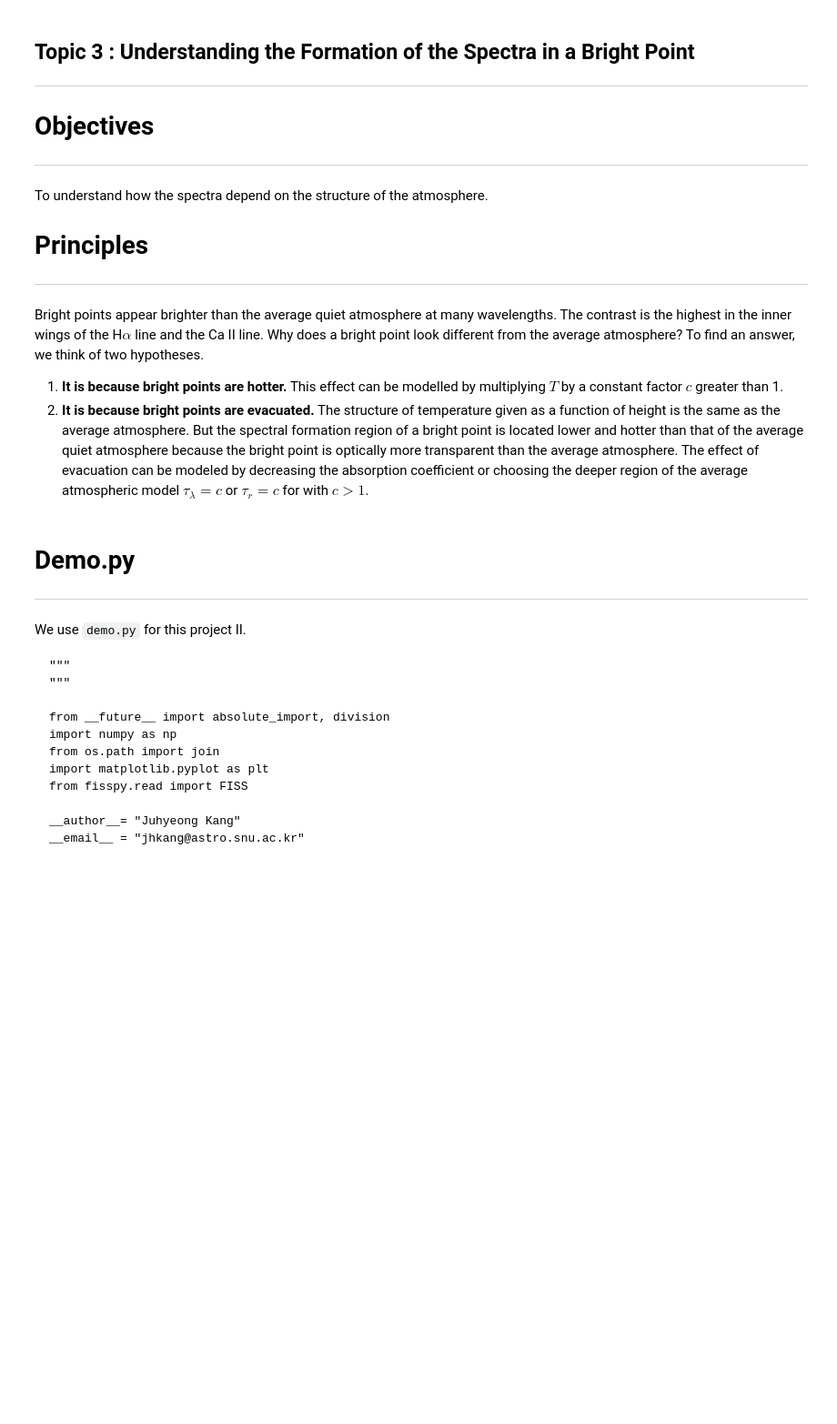
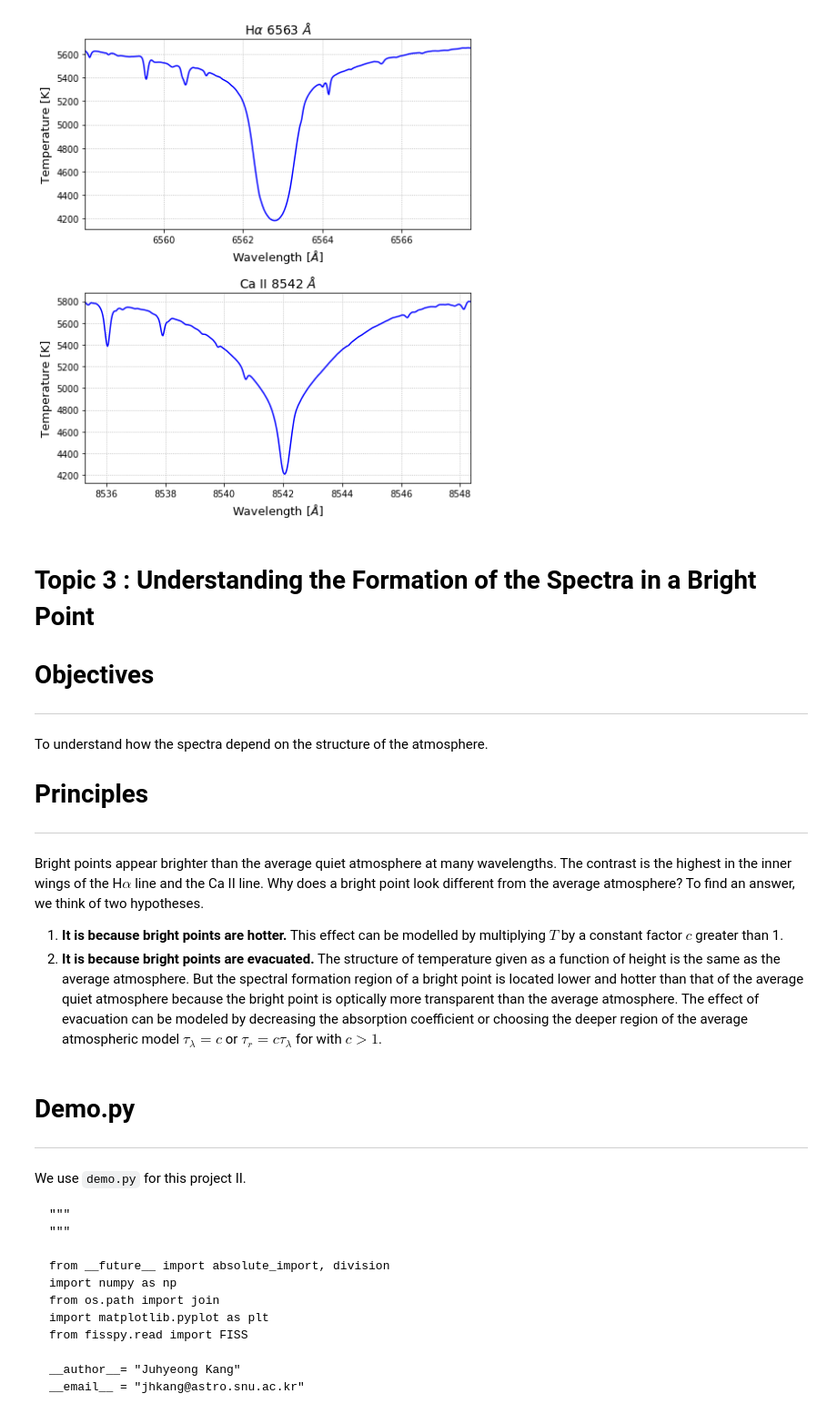
Before and after one commit to guidesk/lab2, a Jupyter notebook: lab_project_2.ipynb, the cells around one changed output. Shown: that part at 91% size. Cells and saved outputs as stored; diff of their text form; code cells hidden in the pictures; blank space fills up the shorter version.

```diff
--- a/lab_project_2.ipynb
+++ b/lab_project_2.ipynb
@@ -0,0 +180,45 @@
+# %%
+# Inverse Planck function
+def Temperature(wv, I):
+    T = []
+    c = 2.998*1e+10   #Speed of light [cm/s]
+    h = 6.626*1e-27   #Planck constant [erg*s]
+    k = 1.381*1e-16   #Boltzmann constant [erg/K]
+    const1 = h*c/k
+    const2 = 2*h*c**2*1e-14
+
+    for i in range(len(wv)):
+        wv_cm = wv[i]*1e-8
+        T.append(const1/(wv_cm*np.log(1 + const2/wv_cm**5/I[i])))
+    return T
+# %%
+# Calculate T1 using Inverse Planck function
+T1_Ha = Temperature(Ha.wv, Ha.refProfile*k_Ha)
+T1_Ca = Temperature(Ca.wv, Ca.refProfile*k_Ca)
+
+# set figures
+fig, ax = plt.subplots(2,1, figsize=(7,8))
+tsize = 14 #title size
+fsize = 13 #font size
+
+ax[0].plot(Ha.wv, T1_Ha, 'b')
+ax[0].set_xlim(Ha.wv.min(), Ha.wv.max())
+#ax[0].set_ylim(0, 3)
+ax[0].set_title(r'H$\alpha$ 6563 $\AA$', fontsize=tsize)
+ax[0].set_xlabel(r'Wavelength [$\AA$]', fontsize=fsize)
+ax[0].set_ylabel('Temperature [K]', fontsize=fsize)
+ax[0].grid(ls=':')
+
+ax[1].plot(Ca.wv, T1_Ca, 'b')
+ax[1].set_xlim(Ca.wv.min(), Ca.wv.max())
+#ax[1].set_ylim(0, 3)
+ax[1].set_title(r'Ca II 8542 $\AA$', fontsize=tsize)
+ax[1].set_xlabel(r'Wavelength [$\AA$]', fontsize=fsize)
+ax[1].set_ylabel('Temperature [K]', fontsize=fsize)
+ax[1].grid(ls=':')
+
+fig.tight_layout()
+#plt.savefig('.pdf', format='pdf', dpi=1000)
+plt.show()
+# %% [output]
+[figure, added]
@@ -1,7 +484,6 @@
 # %% [markdown]
 Topic 3 : Understanding the Formation of the Spectra in a Bright Point
----
----
+===
 
 # Objectives
 ---
@@ -13,7 +495,7 @@ Bright points appear brighter than the average quiet atmosphere at many waveleng
 
 1. **It is because bright points are hotter.** This effect can be modelled by multiplying $T$ by a constant factor $c$ greater than 1.
 2. **It is because bright points are evacuated.** The structure of temperature given as a function of height is the same as the average atmosphere. But the spectral formation region of a bright point is located lower and hotter than that of the average quiet atmosphere because the bright point is optically more transparent than the average atmosphere.
-The effect of evacuation can be modeled by decreasing the absorption coefficient or choosing the deeper region of the average atmospheric model $\tau_\lambda = c$ or $\tau_r = c$ for with $c > 1$.
+The effect of evacuation can be modeled by decreasing the absorption coefficient or choosing the deeper region of the average atmospheric model $\tau_\lambda = c$ or $\tau_r = c\tau_\lambda$ for with $c > 1$.
 # %% [markdown]
 # Demo.py
 ---
```
Also changed, not shown: parts of 14 cells of this notebook.
